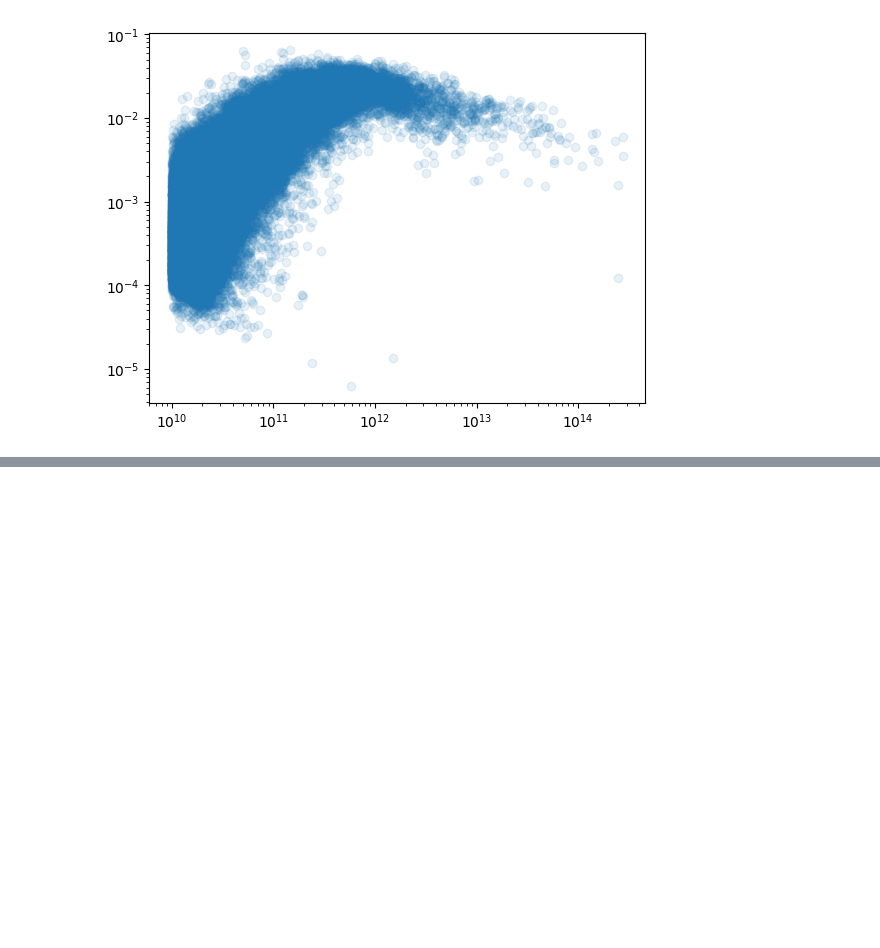
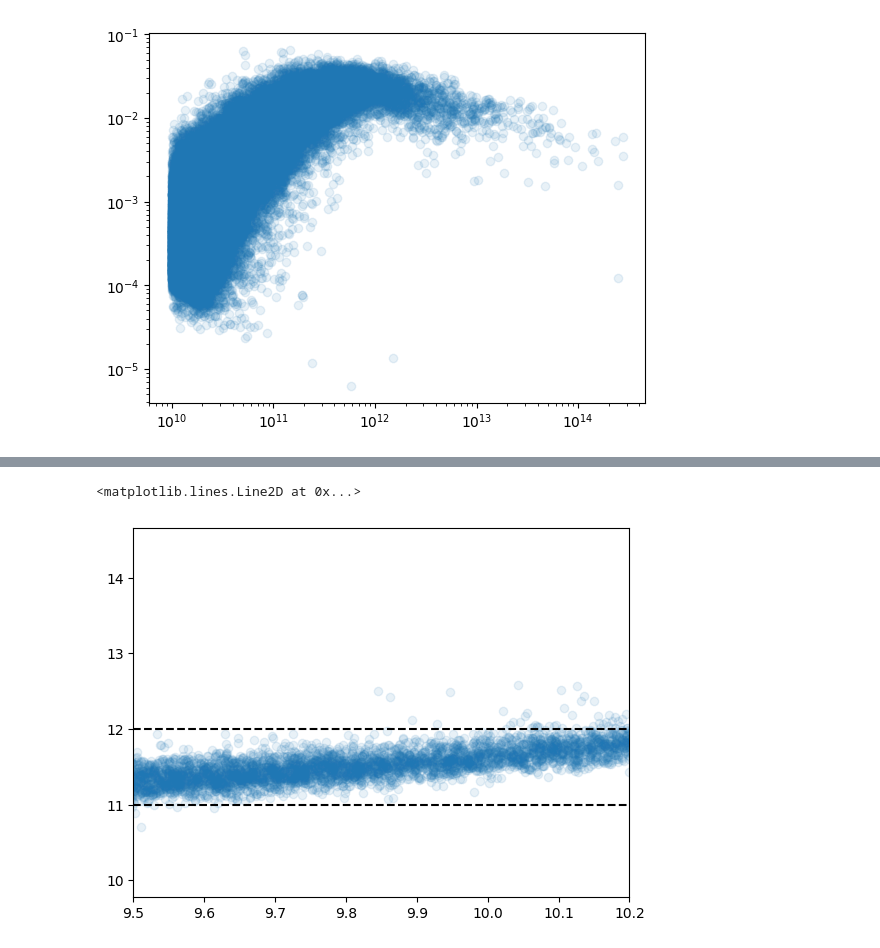
Before and after one commit to ismael-mendoza/multicam-tng-mah, a Jupyter notebook: notebooks/current/2025-11-10 Mass bin MultiCAM Trying Mpeak.ipynb, the cells around one changed output, grey strips where cells are left out. Cells and saved outputs as stored; diff of their text form; code cells hidden in the pictures; blank space fills up the shorter version.

```diff
--- a/notebooks/current/2025-11-10 Mass bin MultiCAM Trying Mpeak.ipynb
+++ b/notebooks/current/2025-11-10 Mass bin MultiCAM Trying Mpeak.ipynb
@@ -70,0 +83,9 @@ Text(0.5, 0, 'M_peak')
+# %%
+# this one is Kuan's sugestion which is clearly better keeping the mpeak mass bin to be (11, 12)
+plt.scatter(log_smass, log_mpeak,  alpha=0.1)
+plt.xlim(9.5, 10.2)
+plt.axhline(11, c='k', ls='--')
+plt.axhline(12, c='k', ls='--')
+# %% [output]
+<matplotlib.lines.Line2D at 0x...>
+[figure, added]
```
Also changed, not shown: parts of 10 cells of this notebook.
